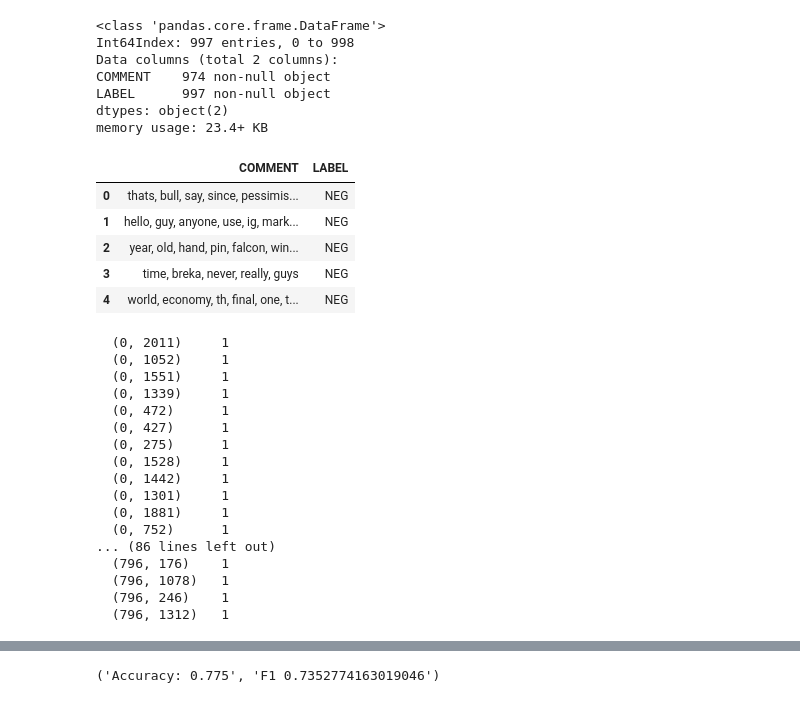
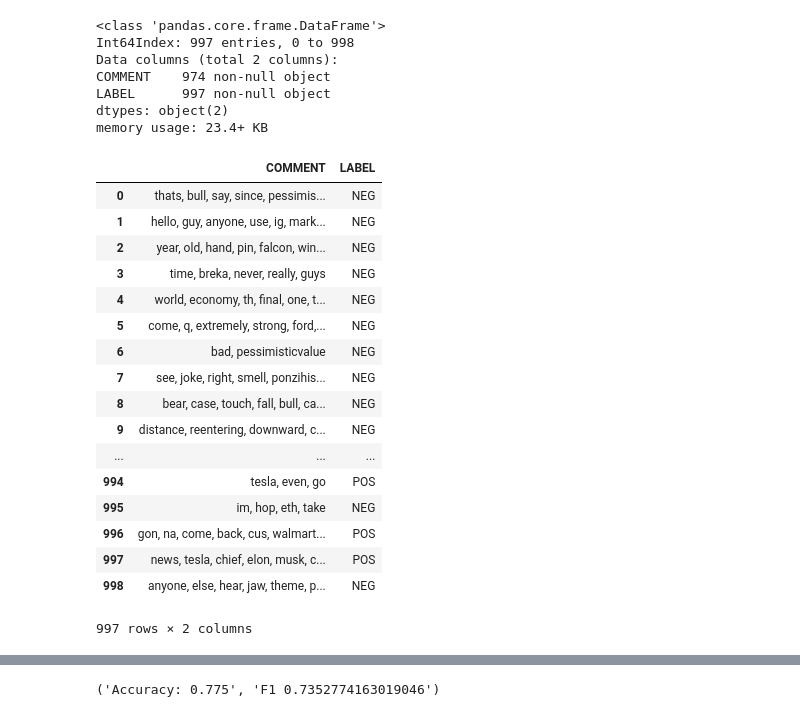
Before and after one commit to falkenovergaard/TA_Exam, a Jupyter notebook: TA_Classification.ipynb, the cells around one changed output, grey strips where cells are left out. Cells and saved outputs as stored; diff of their text form; code cells hidden in the pictures.

```diff
--- a/TA_Classification.ipynb
+++ b/TA_Classification.ipynb
@@ -53,14 +53,26 @@ memory usage: 23.4+ KB
 # %%
 df_neg['LABEL'] = df_neg['LABEL'].map({'NEU':'NEG','POS':'POS','NEG':'NEG'})
 # %%
-df_neg.head()
+df_neg
 # %% [output]
 |  | COMMENT | LABEL |
 | 0 | thats, bull, say, since, pessimis... | NEG |
 | 1 | hello, guy, anyone, use, ig, mark... | NEG |
 | 2 | year, old, hand, pin, falcon, win... | NEG |
 | 3 | time, breka, never, really, guys | NEG |
 | 4 | world, economy, th, final, one, t... | NEG |
+| 5 | come, q, extremely, strong, ford,... | NEG |
+| 6 | bad, pessimisticvalue | NEG |
+| 7 | see, joke, right, smell, ponzihis... | NEG |
+| 8 | bear, case, touch, fall, bull, ca... | NEG |
+| 9 | distance, reentering, downward, c... | NEG |
+| ... | ... | ... |
+| 994 | tesla, even, go | POS |
+| 995 | im, hop, eth, take | NEG |
+| 996 | gon, na, come, back, cus, walmart... | POS |
+| 997 | news, tesla, chief, elon, musk, c... | POS |
+| 998 | anyone, else, hear, jaw, theme, p... | NEG |
+997 rows × 2 columns
 # %%
 def classifier(clf,strat,vec,df):
 
@@ -111,22 +125,4 @@ def classifier(clf,strat,vec,df):
 result_hl_neg=classifier("lr","y","cv",df_neg)
 result_hl_pos=classifier("lr","y","cv",df_pos)
 
-#df_result_hl = pd.DataFrame(result_hl[4], columns = ['Predicted_label', 'Comment'])
+df_result_hl_neg = pd.DataFrame(result_hl_neg[5], columns = ['Predicted_label', 'True_Label', 'Comment'])
-# %% [output]
-  (0, 2011)     1
-  (0, 1052)     1
-  (0, 1551)     1
-  (0, 1339)     1
-  (0, 472)      1
-  (0, 427)      1
-  (0, 275)      1
-  (0, 1528)     1
-  (0, 1442)     1
-  (0, 1301)     1
-  (0, 1881)     1
-  (0, 752)      1
-... (86 lines left out)
-  (796, 176)    1
-  (796, 1078)   1
-  (796, 246)    1
-  (796, 1312)   1
```
Also changed, not shown: parts of 5 cells of this notebook, 3 other files.
